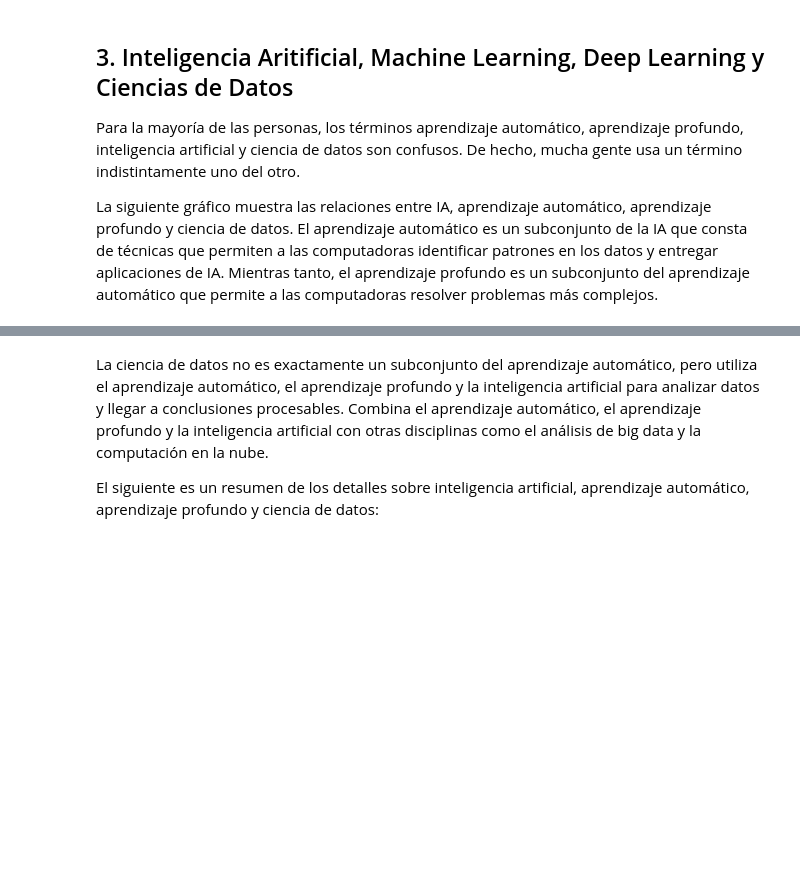
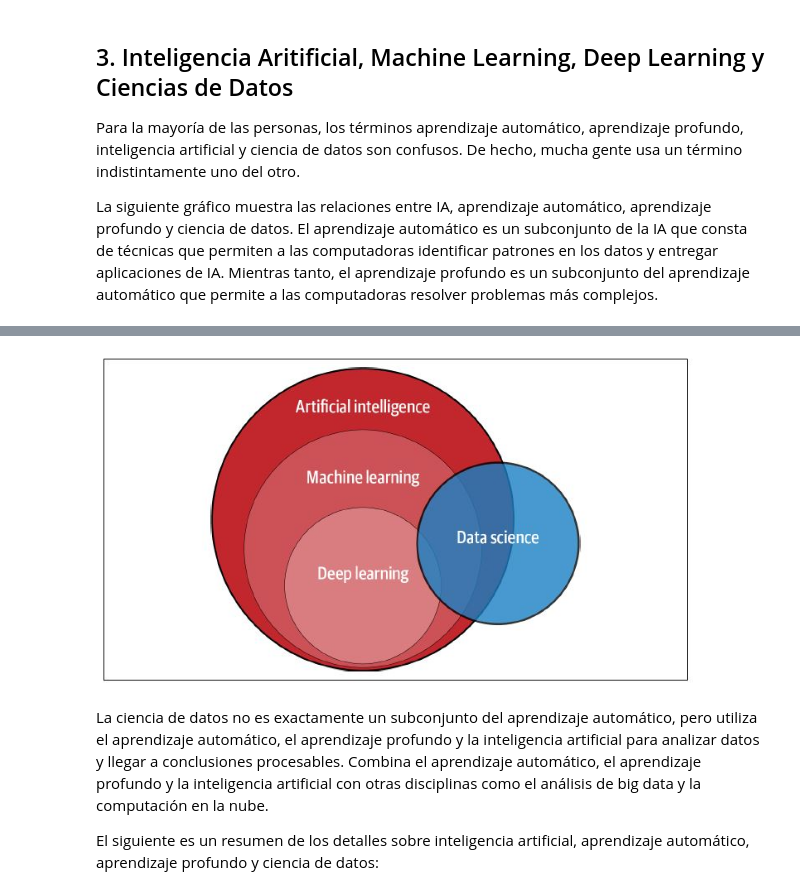
Before and after one commit to narencastellon/Python, a Jupyter notebook: Introdución_a_Machine_learning.ipynb, the cells around one changed output, grey strips where cells are left out. Saved outputs shown, nothing was run; the diff lists cells and outputs as text; code cells hidden in the pictures; blank space fills up the shorter version.

```diff
--- a/Introdución_a_Machine_learning.ipynb
+++ b/Introdución_a_Machine_learning.ipynb
@@ -47,3 +45,9 @@ La siguiente gráfico muestra las relaciones entre IA, aprendizaje automático,
+# %%
+#@title
+from IPython.display import Image
+Image("/content/drive/MyDrive/Panama_Honduras-Mexico/AI, machine learning, deep learning, and data science.JPG",width=600)
+# %% [output]
+[figure, added]
 # %% [markdown]
 La ciencia de datos no es exactamente un subconjunto del aprendizaje automático, pero utiliza el aprendizaje automático, el aprendizaje profundo y la inteligencia artificial para analizar datos y llegar a conclusiones procesables. Combina el aprendizaje automático, el aprendizaje profundo y la inteligencia artificial con otras disciplinas como el análisis de big data y la computación en la nube.
 
```
Also changed, not shown: parts of 1 cell of this notebook.
